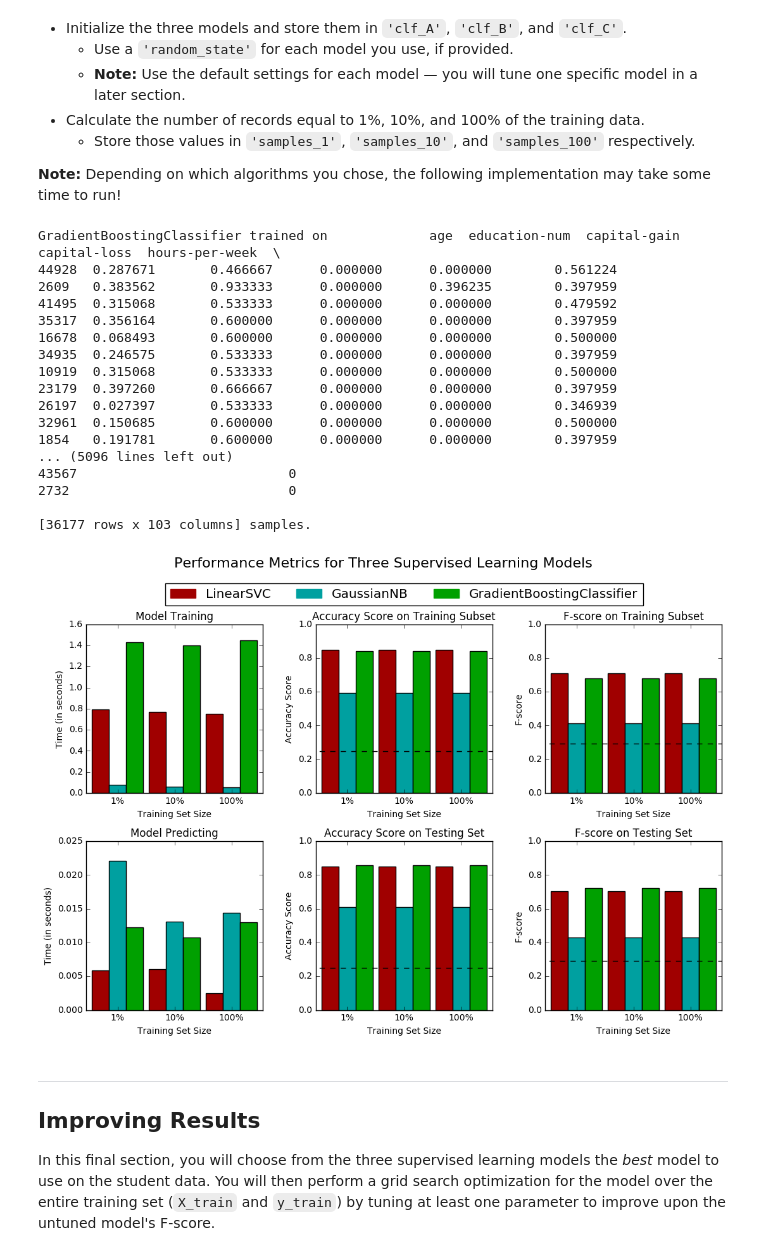
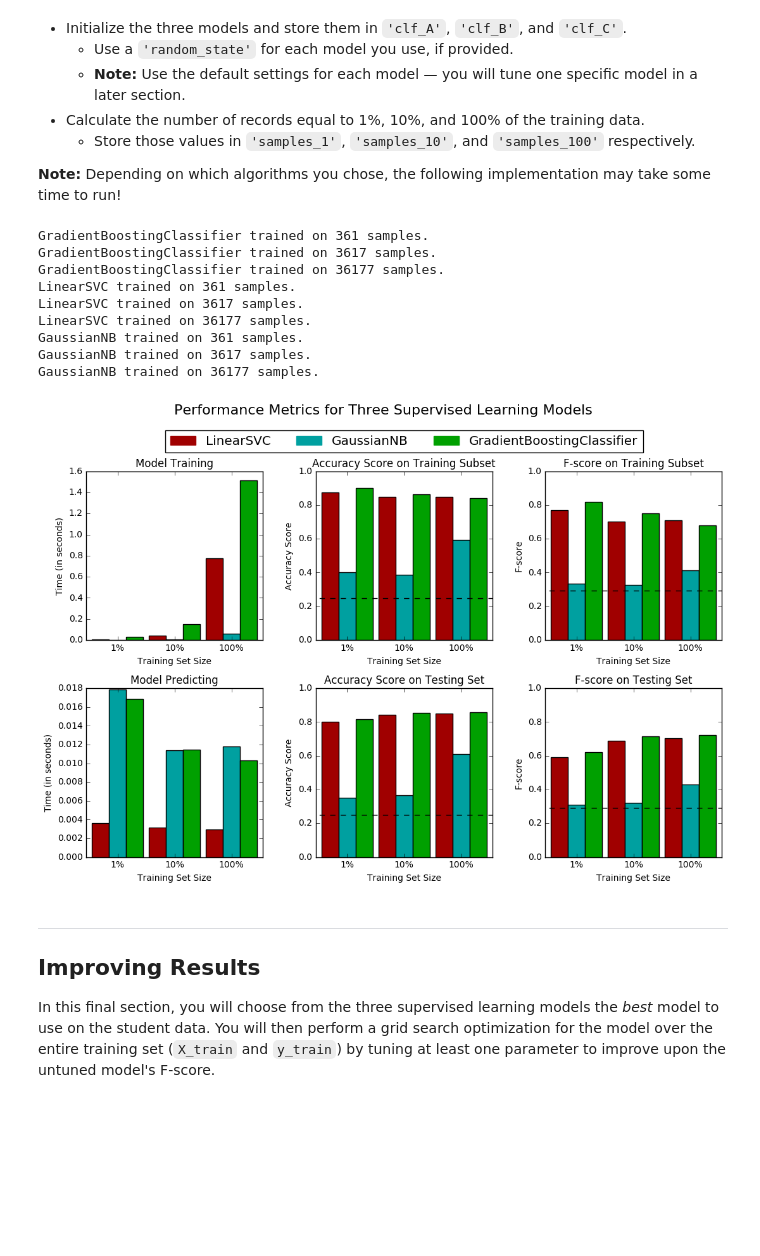
Before and after one commit to pwr2000/machine-learning, a Jupyter notebook: projects/finding_donors/finding_donors.ipynb, the cells around one changed output. Drawn from its saved outputs; the diff is of its cells as text; code cells hidden in the pictures; blank space fills up the shorter version.

Commit message:
fix sample_size

```diff
--- a/projects/finding_donors/finding_donors.ipynb
+++ b/projects/finding_donors/finding_donors.ipynb
@@ -306,7 +307,7 @@ def train_predict(learner, sample_size, X_train, y_train, X_test, y_test):
 
     # TODO: Fit the learner to the training data using slicing with 'sample_size'
     start = time() # Get start time
-    learner = learner.fit(X_train, y_train)
+    learner = learner.fit(X_train[:sample_size], y_train[:sample_size])
     end = time() # Get end time
 
     # TODO: Calculate the training time
@@ -353,52 +354,41 @@ In the code cell, you will need to implement the following:
 # %%
 # TODO: Import the three supervised learning models from sklearn
 from sklearn.ensemble import GradientBoostingClassifier
 from sklearn.svm import LinearSVC
 from sklearn.naive_bayes import GaussianNB
 
 # TODO: Initialize the three models
 clf_A = GradientBoostingClassifier(n_estimators=100, learning_rate=1.0, max_depth=1, random_state=0)
 clf_B = LinearSVC(random_state=0, tol=1e-5)
 clf_C = GaussianNB()
 
 # TODO: Calculate the number of samples for 1%, 10%, and 100% of the training data
-rand_1 = int(0.01*n_records)
-rand_10 = int(0.1*n_records)
-
-samples_1 = X_train.sample(n=rand_1)
-samples_10 = X_train.sample(n=rand_10)
-samples_100 = X_train
+samples_1 = int(0.01*len(X_train))
+samples_10 = int(0.1*len(X_train))
+samples_100 = int(1*len(X_train))
 
 # Collect results on the learners
 results = {}
 for clf in [clf_A, clf_B, clf_C]:
     clf_name = clf.__class__.__name__
     results[clf_name] = {}
     for i, samples in enumerate([samples_1, samples_10, samples_100]):
         results[clf_name][i] = \
         train_predict(clf, samples, X_train, y_train, X_test, y_test)
 
 # Run metrics visualization for the three supervised learning models chosen
 vs.evaluate(results, accuracy, fscore)
 # %% [output]
-GradientBoostingClassifier trained on             age  education-num  capital-gain  capital-loss  hours-per-week  \
-44928  0.287671       0.466667      0.000000      0.000000        0.561224
-2609   0.383562       0.933333      0.000000      0.396235        0.397959
-41495  0.315068       0.533333      0.000000      0.000000        0.479592
-35317  0.356164       0.600000      0.000000      0.000000        0.397959
-16678  0.068493       0.600000      0.000000      0.000000        0.500000
-34935  0.246575       0.533333      0.000000      0.000000        0.397959
-10919  0.315068       0.533333      0.000000      0.000000        0.500000
-23179  0.397260       0.666667      0.000000      0.000000        0.397959
-26197  0.027397       0.533333      0.000000      0.000000        0.346939
-32961  0.150685       0.600000      0.000000      0.000000        0.500000
-1854   0.191781       0.600000      0.000000      0.000000        0.397959
-... (5096 lines left out)
-43567                           0
-2732                            0
-
-[36177 rows x 103 columns] samples.
+GradientBoostingClassifier trained on 361 samples.
+GradientBoostingClassifier trained on 3617 samples.
+GradientBoostingClassifier trained on 36177 samples.
+LinearSVC trained on 361 samples.
+LinearSVC trained on 3617 samples.
+LinearSVC trained on 36177 samples.
+GaussianNB trained on 361 samples.
+GaussianNB trained on 3617 samples.
+GaussianNB trained on 36177 samples.
-[figure, old version]
+[figure, new version]
 # %% [markdown]
 ----
 ## Improving Results
```
Also changed, not shown: parts of 2 cells of this notebook.
